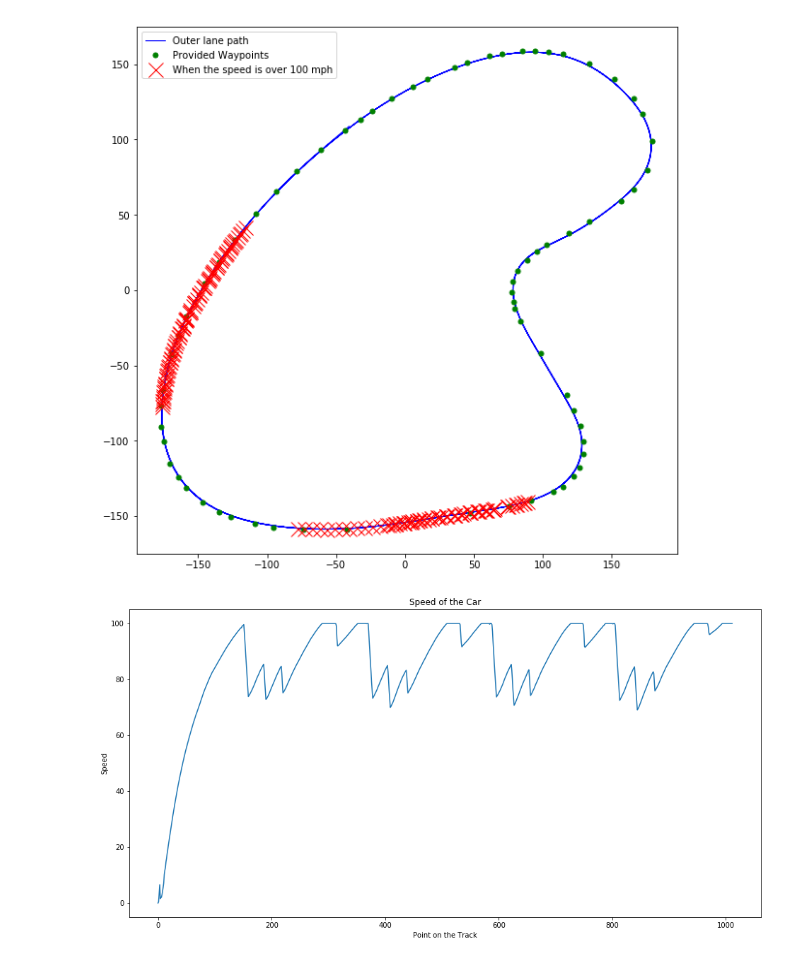
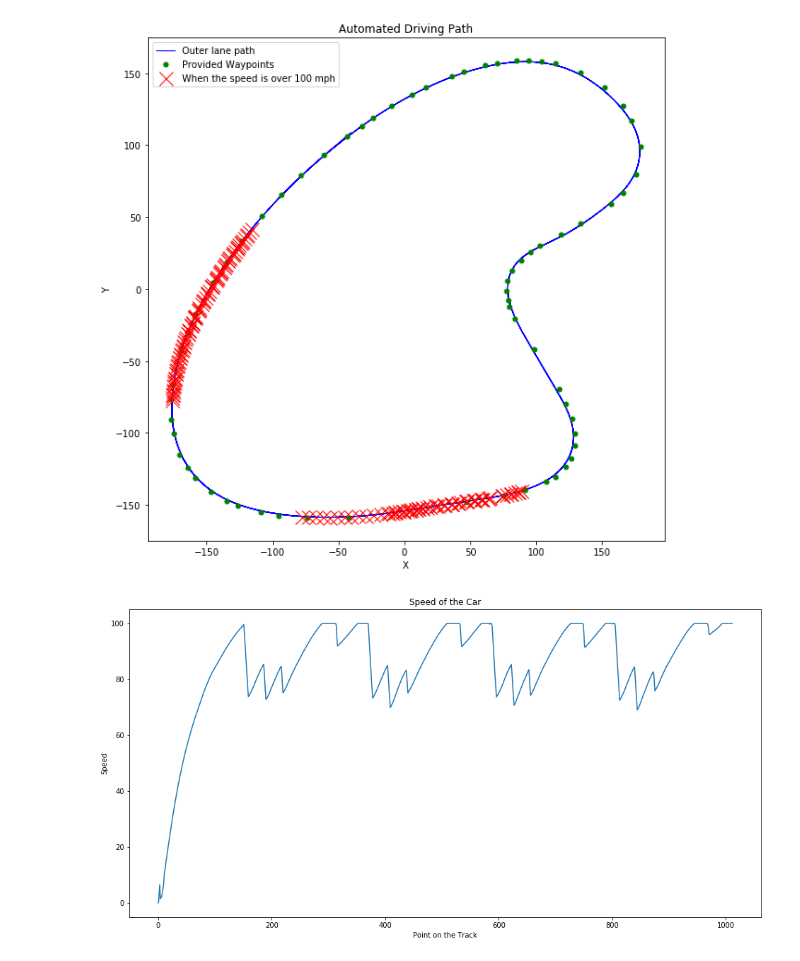
Before and after one commit to tylermoore1/InternProject, a Jupyter notebook: data_MPC/visualize/visualize_data.ipynb, the cells around one changed output. Saved outputs shown, nothing was run; the diff lists cells and outputs as text; code cells hidden in the pictures.

Commit message:
Added titles to the graphs

```diff
--- a/data_MPC/visualize/visualize_data.ipynb
+++ b/data_MPC/visualize/visualize_data.ipynb
@@ -30,13 +30,17 @@ for i in range(0, len(dfLogger) - 1):
 # %%
 plt.rcParams["figure.figsize"] = [10, 10]
 p1 = plt.plot(x_path, y_path, 'b', lw=1.0)
 p2 = plt.plot(x_waypoint, y_waypoint, 'go', ms=5.0)
 p3 = plt.plot(x_speed100, y_speed100, 'rx', ms=15.0)
 
+plt.xlabel("X")
+plt.ylabel("Y")
+plt.title("Automated Driving Path")
+
 plt.legend((p1[0],p2[0], p3[0]), ('Outer lane path','Provided Waypoints', 'When the speed is over 100 mph'))
 plt.show()
 # %% [output]
-[figure, old version]
+[figure, new version]
 # %%
 #look at speed of car
 speed = []
```
Also changed, not shown: parts of 1 cell of this notebook, 6 other files.
